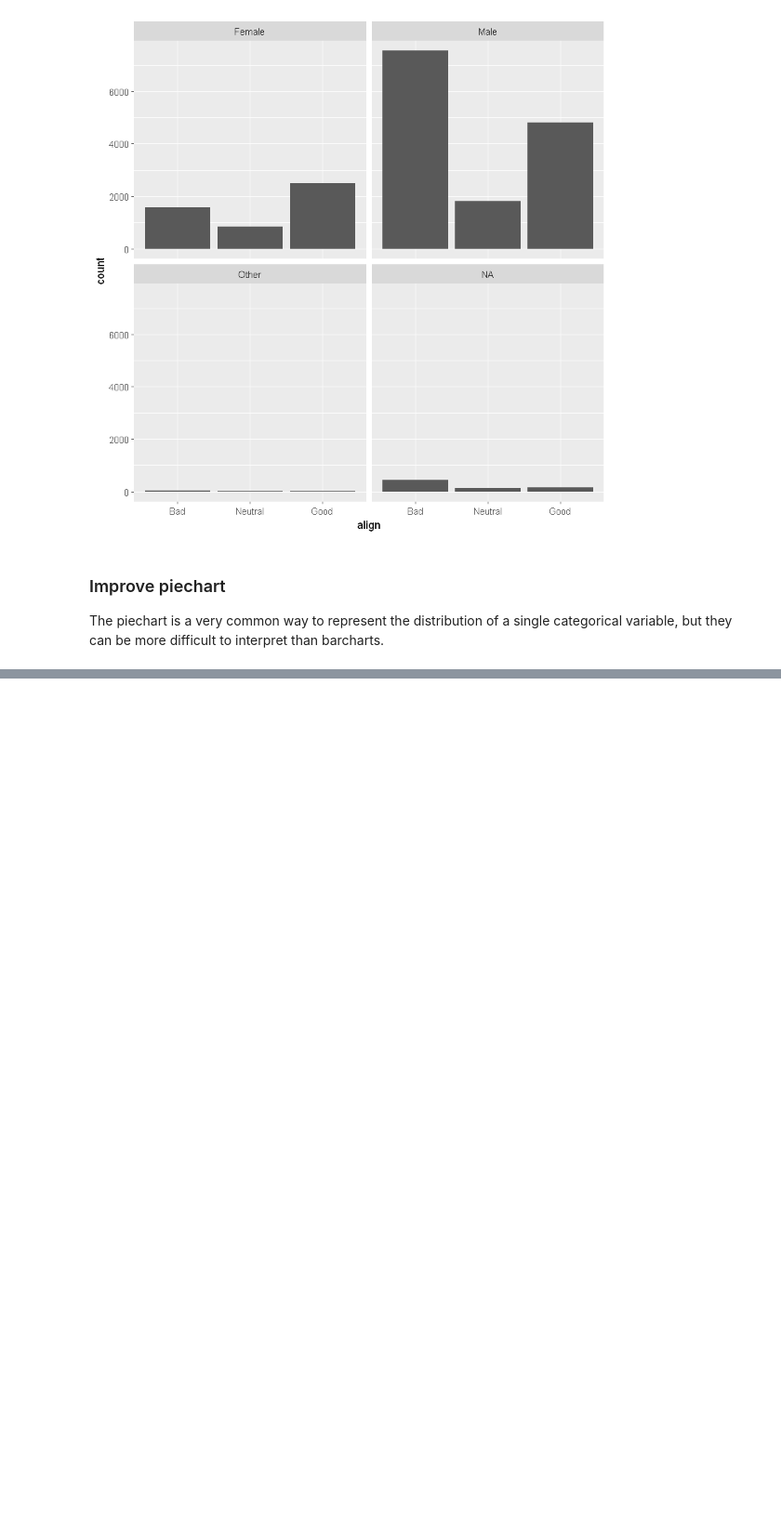
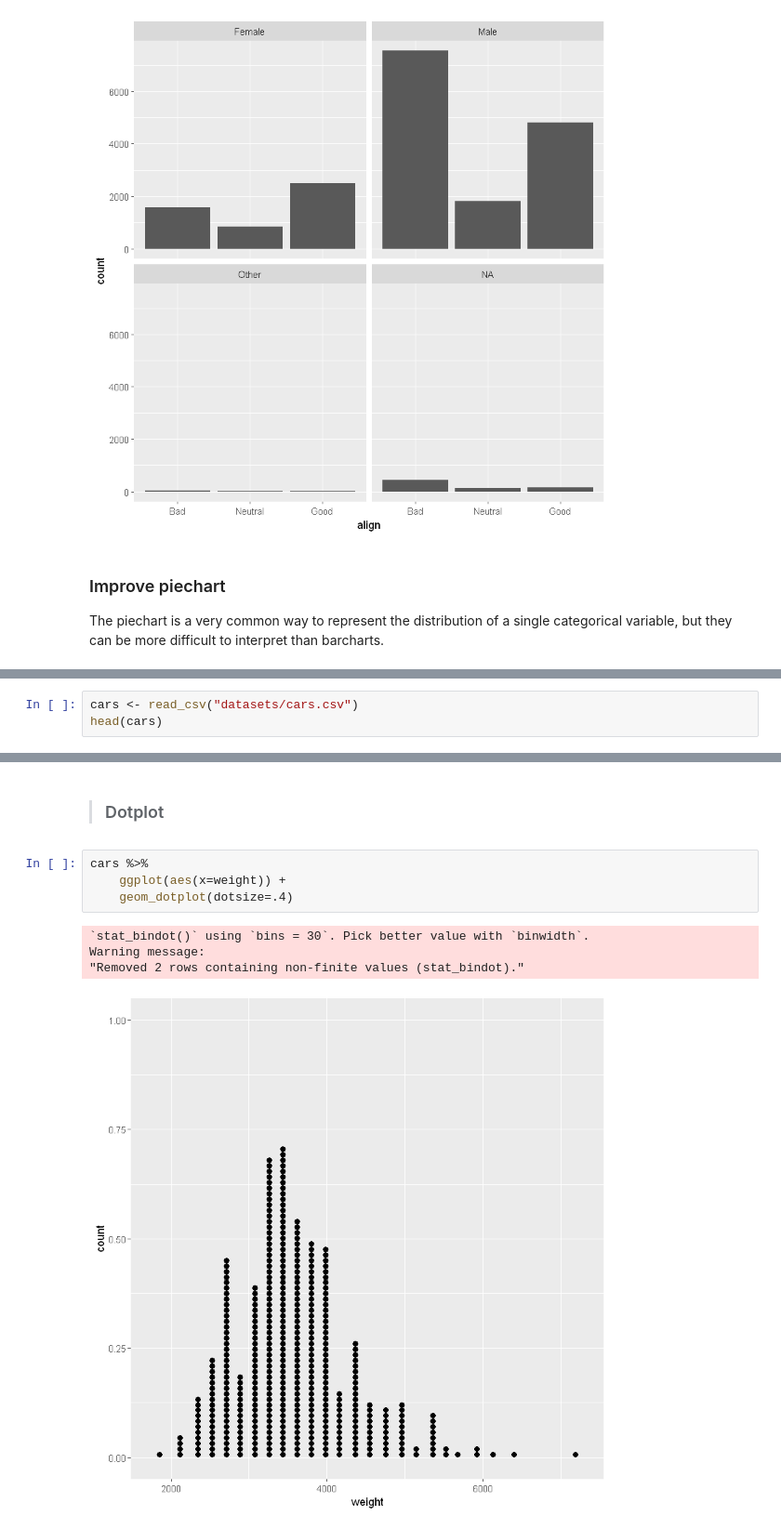
Before and after one commit to VictorOmondi1997/Exploratory-Data-Analysis-in-R, a Jupyter notebook: Exploratory Data Analysis in R.ipynb, the cells around one changed output, grey strips where cells are left out. Shown at 93% size. Drawn from its saved outputs; the diff is of its cells as text; blank space fills up the shorter version.

```diff
--- a/Exploratory Data Analysis in R.ipynb
+++ b/Exploratory Data Analysis in R.ipynb
@@ -369,0 +383,3 @@ We will explore how to graphically summarize numerical data.
+# %%
+cars <- read_csv("datasets/cars.csv")
+head(cars)
@@ -369,0 +431,11 @@ We will explore how to graphically summarize numerical data.
+# %% [markdown]
+> ### Dotplot
+# %%
+cars %>%
+    ggplot(aes(x=weight)) +
+    geom_dotplot(dotsize=.4)
+# %% [output]
+`stat_bindot()` using `bins = 30`. Pick better value with `binwidth`.
+Warning message:
+"Removed 2 rows containing non-finite values (stat_bindot)."
+[figure, added]
```
Also changed, not shown: parts of 128 cells of this notebook, 3 other files.
